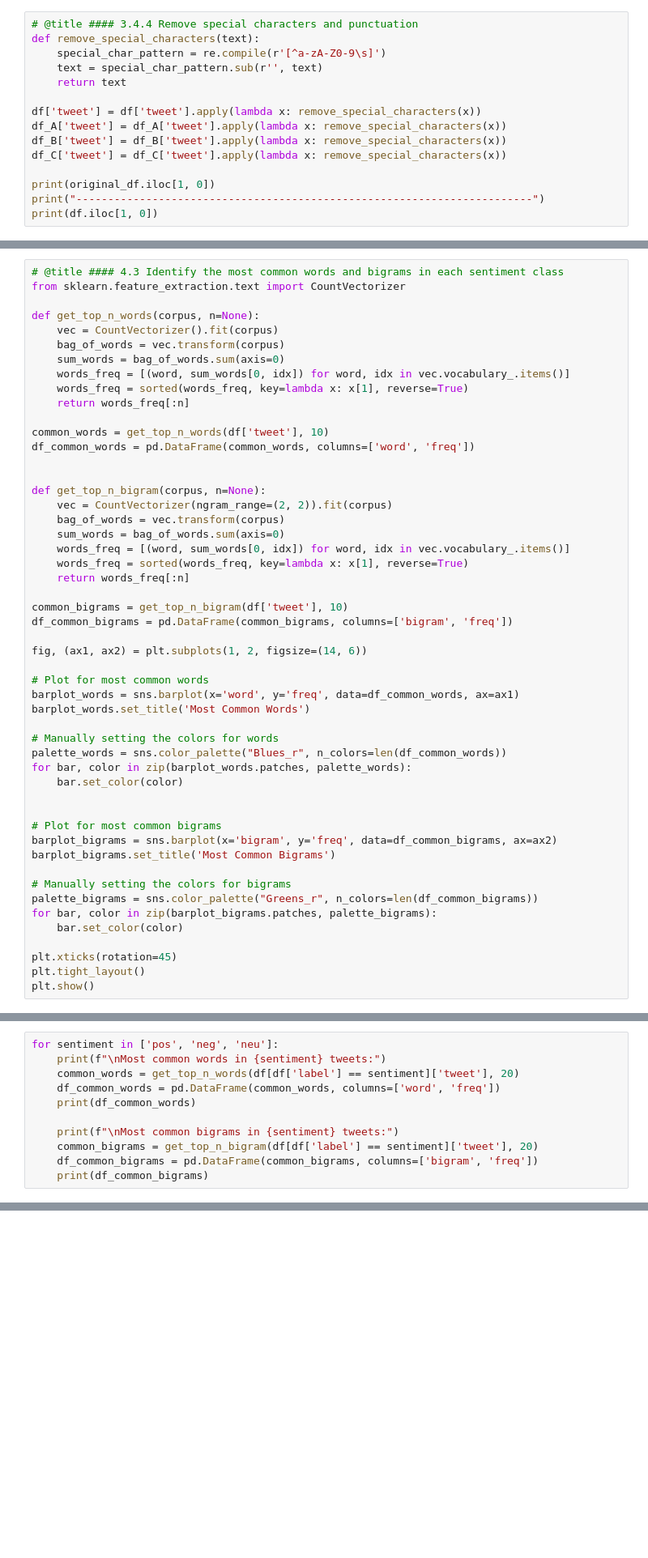
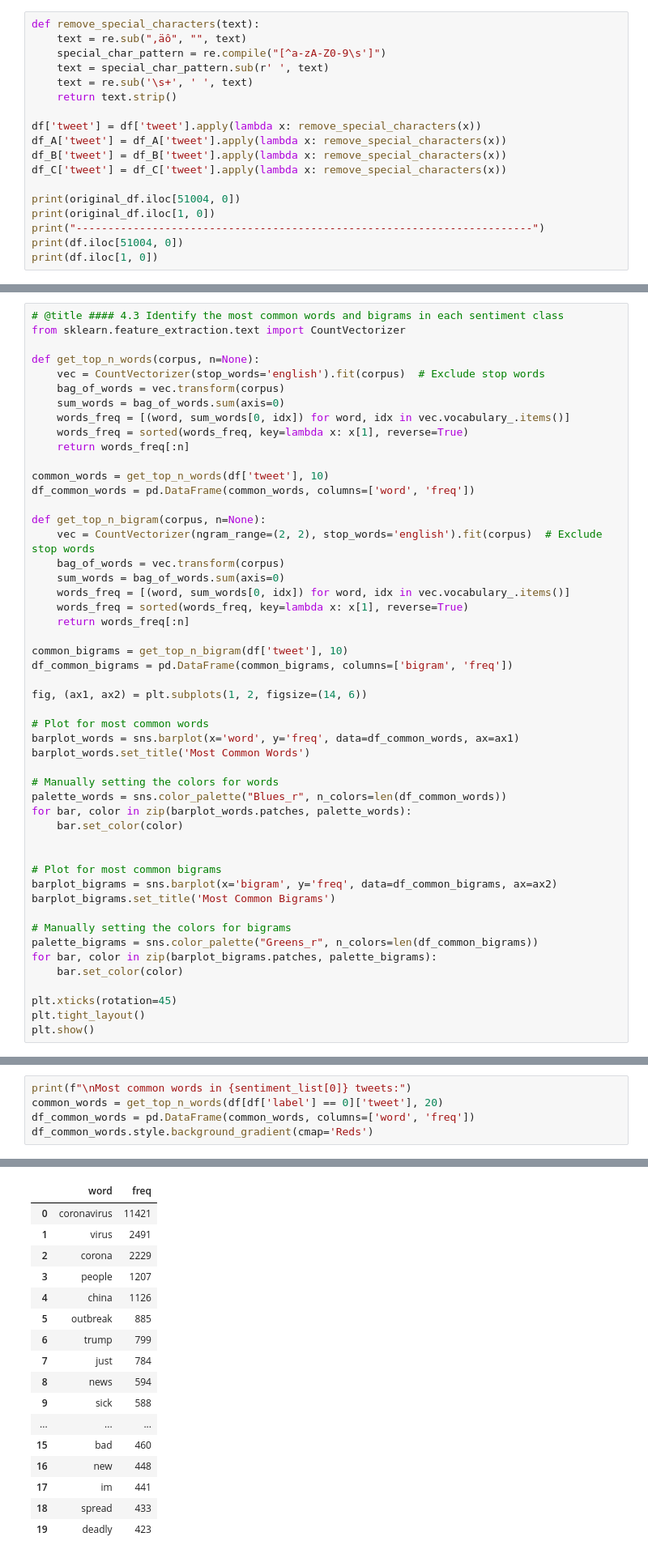
Before and after one commit to Lexian-6/Sentiment-Analysis-towards-COVID-19-on-Twitter, a Jupyter notebook: COVIDSenti_Analysis.ipynb, the cells around one changed output, grey strips where cells are left out. Shown at 81% size. Drawn from its saved outputs; the diff is of its cells as text; blank space fills up the shorter version.

```diff
--- a/COVIDSenti_Analysis.ipynb
+++ b/COVIDSenti_Analysis.ipynb
@@ -267,16 +317,19 @@ bird flu in december when whole pk is busy in marriage‚ä¶
 # %%
-# @title #### 3.4.4 Remove special characters and punctuation
 def remove_special_characters(text):
-    special_char_pattern = re.compile(r'[^a-zA-Z0-9\s]')
-    text = special_char_pattern.sub(r'', text)
-    return text
+    text = re.sub("‚äô", "", text)
+    special_char_pattern = re.compile("[^a-zA-Z0-9\s']")
+    text = special_char_pattern.sub(r' ', text)
+    text = re.sub('\s+', ' ', text)
+    return text.strip()
 
 df['tweet'] = df['tweet'].apply(lambda x: remove_special_characters(x))
 df_A['tweet'] = df_A['tweet'].apply(lambda x: remove_special_characters(x))
 df_B['tweet'] = df_B['tweet'].apply(lambda x: remove_special_characters(x))
 df_C['tweet'] = df_C['tweet'].apply(lambda x: remove_special_characters(x))
 
+print(original_df.iloc[51004, 0])
 print(original_df.iloc[1, 0])
 print("------------------------------------------------------------------------")
+print(df.iloc[51004, 0])
 print(df.iloc[1, 0])
 # %% [output]
@@ -419,7 +535,7 @@ original_df = original_df.drop('tweet_length', axis=1)
 from sklearn.feature_extraction.text import CountVectorizer
 
 def get_top_n_words(corpus, n=None):
-    vec = CountVectorizer().fit(corpus)
+    vec = CountVectorizer(stop_words='english').fit(corpus)  # Exclude stop words
     bag_of_words = vec.transform(corpus)
     sum_words = bag_of_words.sum(axis=0)
     words_freq = [(word, sum_words[0, idx]) for word, idx in vec.vocabulary_.items()]
@@ -429,9 +545,8 @@ def get_top_n_words(corpus, n=None):
 common_words = get_top_n_words(df['tweet'], 10)
 df_common_words = pd.DataFrame(common_words, columns=['word', 'freq'])
 
-
 def get_top_n_bigram(corpus, n=None):
-    vec = CountVectorizer(ngram_range=(2, 2)).fit(corpus)
+    vec = CountVectorizer(ngram_range=(2, 2), stop_words='english').fit(corpus)  # Exclude stop words
     bag_of_words = vec.transform(corpus)
     sum_words = bag_of_words.sum(axis=0)
     words_freq = [(word, sum_words[0, idx]) for word, idx in vec.vocabulary_.items()]
@@ -470,12 +589,6 @@ plt.show()
 # %%
-for sentiment in ['pos', 'neg', 'neu']:
-    print(f"\nMost common words in {sentiment} tweets:")
-    common_words = get_top_n_words(df[df['label'] == sentiment]['tweet'], 20)
-    df_common_words = pd.DataFrame(common_words, columns=['word', 'freq'])
-    print(df_common_words)
-
-    print(f"\nMost common bigrams in {sentiment} tweets:")
-    common_bigrams = get_top_n_bigram(df[df['label'] == sentiment]['tweet'], 20)
-    df_common_bigrams = pd.DataFrame(common_bigrams, columns=['bigram', 'freq'])
-    print(df_common_bigrams)
+print(f"\nMost common words in {sentiment_list[0]} tweets:")
+common_words = get_top_n_words(df[df['label'] == 0]['tweet'], 20)
+df_common_words = pd.DataFrame(common_words, columns=['word', 'freq'])
+df_common_words.style.background_gradient(cmap='Reds')
 # %% [output]
@@ -498,0 +596,17 @@ Most common words in pos tweets:
+|  | word | freq |
+| 0 | coronavirus | 11421 |
+| 1 | virus | 2491 |
+| 2 | corona | 2229 |
+| 3 | people | 1207 |
+| 4 | china | 1126 |
+| 5 | outbreak | 885 |
+| 6 | trump | 799 |
+| 7 | just | 784 |
+| 8 | news | 594 |
+| 9 | sick | 588 |
+| ... | ... | ... |
+| 15 | bad | 460 |
+| 16 | new | 448 |
+| 17 | im | 441 |
+| 18 | spread | 433 |
+| 19 | deadly | 423 |
```
Also changed, not shown: parts of 62 cells of this notebook.
